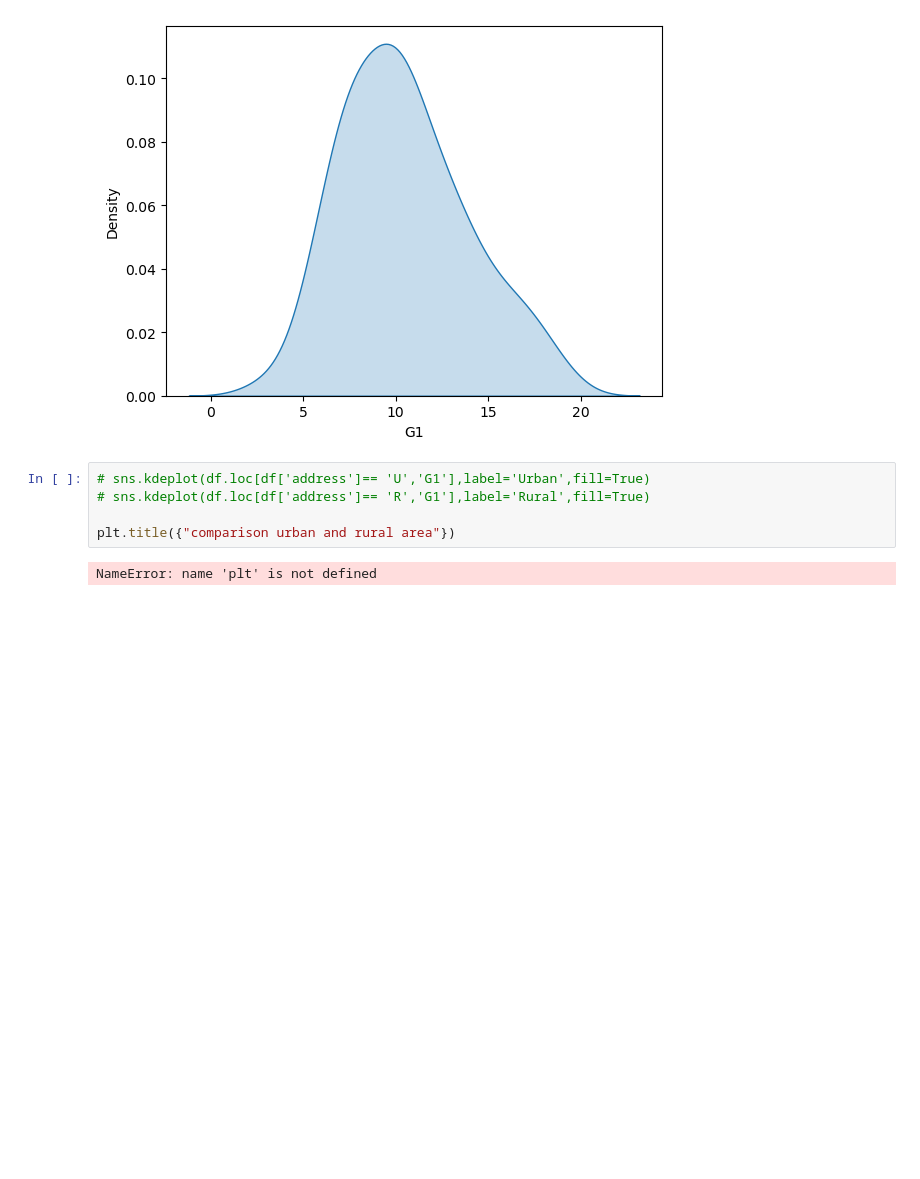
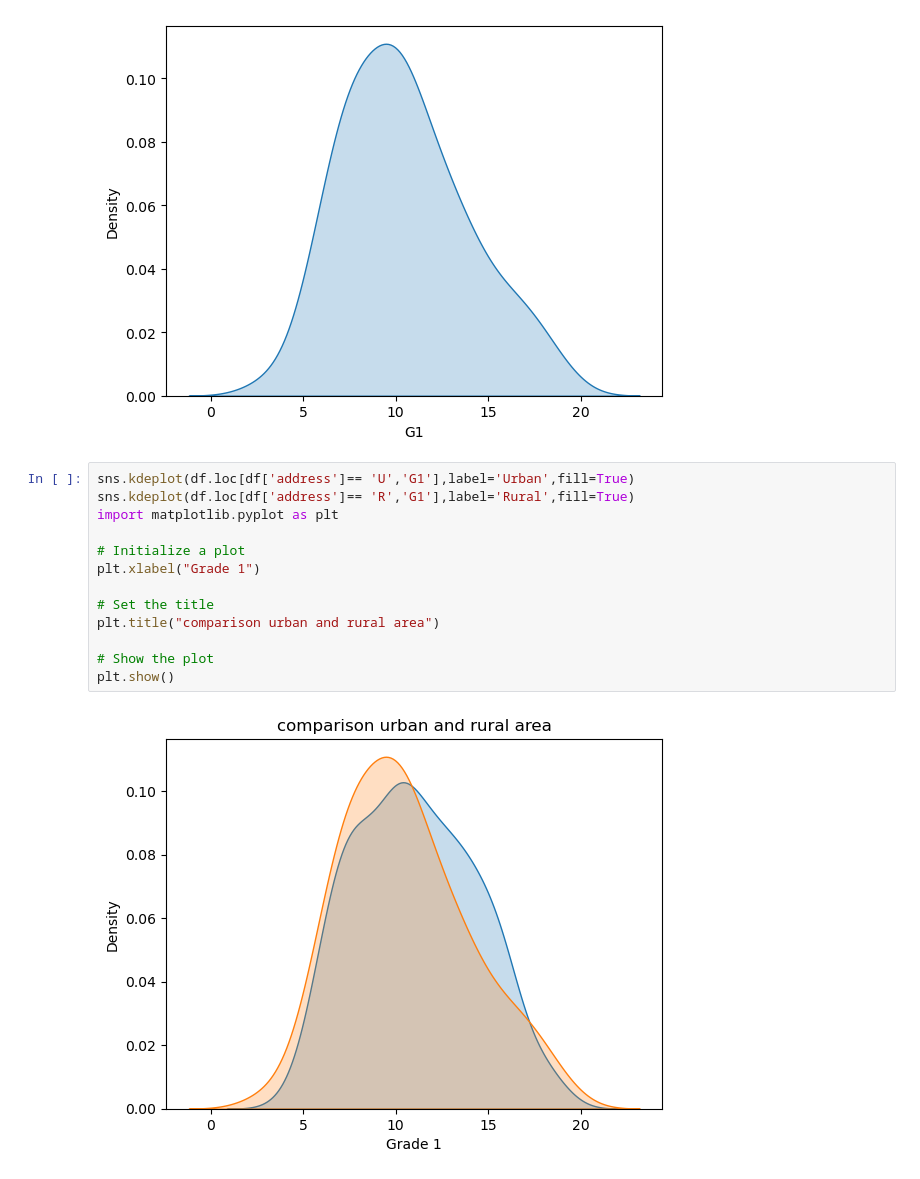
Before and after one commit to Kusu5Dec/EDA_Practice, a Jupyter notebook: EDA_student_performance.ipynb, the cells around one changed output. Drawn from its saved outputs; the diff is of its cells as text; blank space fills up the shorter version.

Commit message:
error solve

```diff
--- a/EDA_student_performance.ipynb
+++ b/EDA_student_performance.ipynb
@@ -532,9 +530,17 @@ This will become an error in seaborn v0.14.0; please update your code.
 <Axes: xlabel='G1', ylabel='Density'>
 [figure]
 # %%
-# sns.kdeplot(df.loc[df['address']== 'U','G1'],label='Urban',fill=True)
-# sns.kdeplot(df.loc[df['address']== 'R','G1'],label='Rural',fill=True)
+sns.kdeplot(df.loc[df['address']== 'U','G1'],label='Urban',fill=True)
+sns.kdeplot(df.loc[df['address']== 'R','G1'],label='Rural',fill=True)
+import matplotlib.pyplot as plt
 
-plt.title({"comparison urban and rural area"})
+# Initialize a plot
+plt.xlabel("Grade 1")
+
+# Set the title
+plt.title("comparison urban and rural area")
+
+# Show the plot
+plt.show()
 # %% [output]
-NameError: name 'plt' is not defined
+[figure, added]
```
Also changed, not shown: parts of 1 cell of this notebook.
